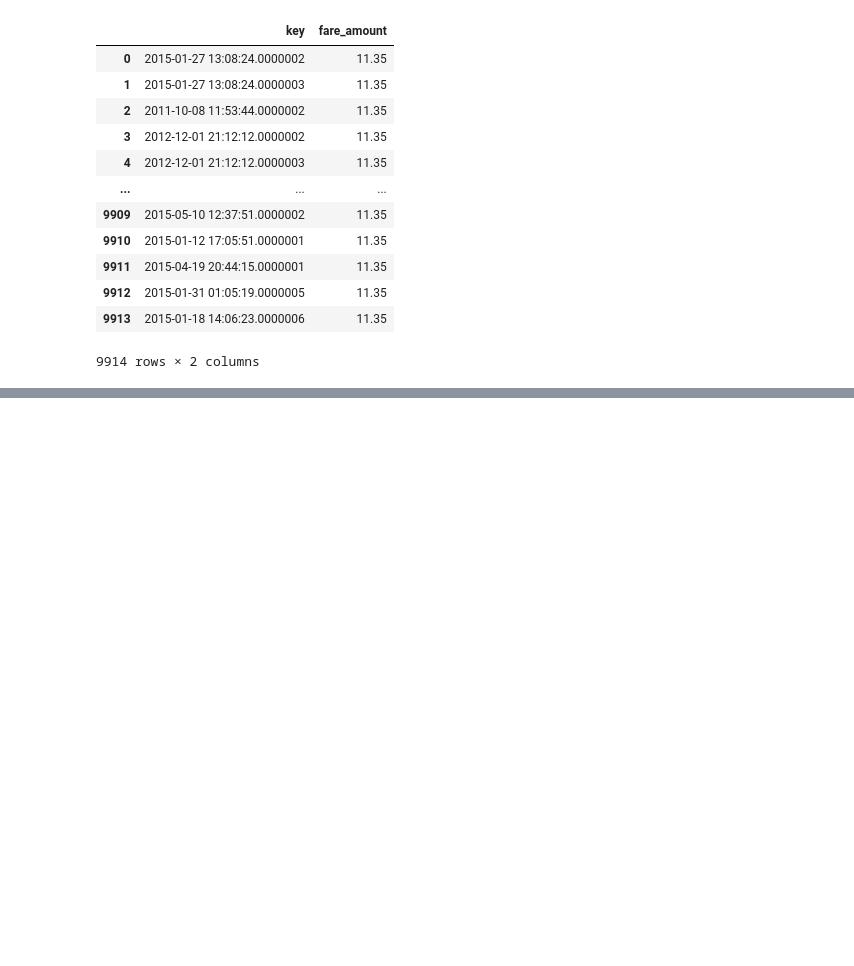
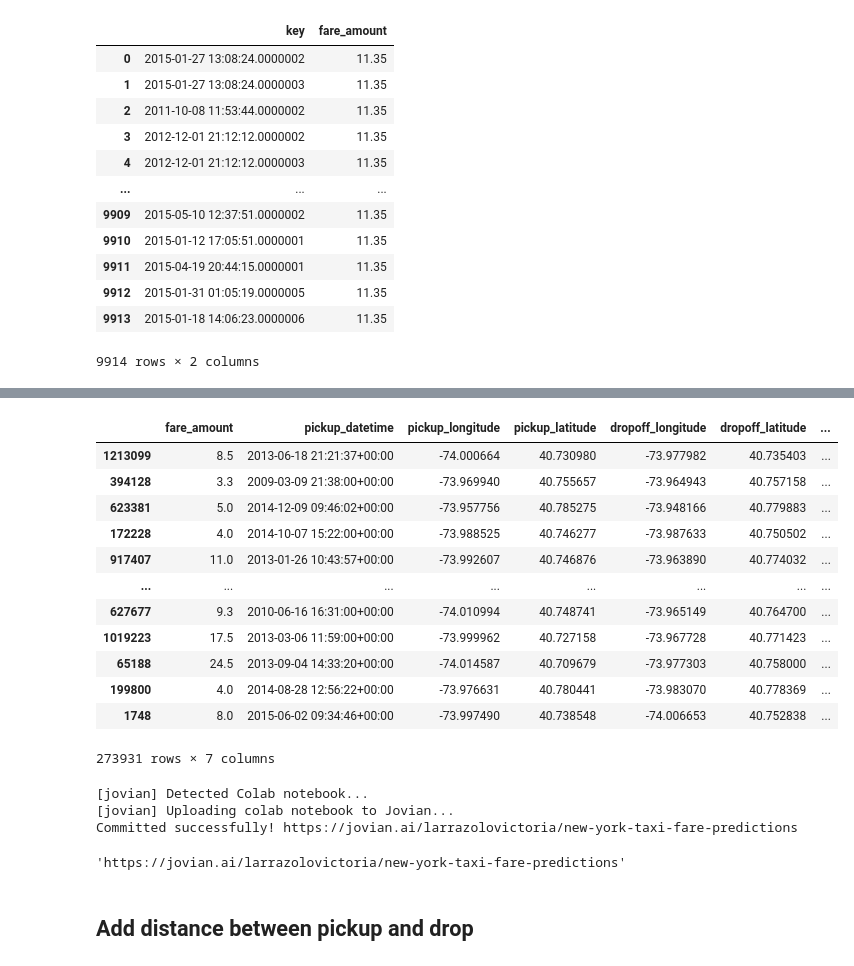
Before and after one commit to programeralebrije/MachineLearningNYtaxi, a Jupyter notebook: new_york_taxi_fare_predictions.ipynb, the cells around one changed output, grey strips where cells are left out. Cells and saved outputs as stored; diff of their text form; code cells hidden in the pictures; blank space fills up the shorter version.

```diff
--- a/new_york_taxi_fare_predictions.ipynb
+++ b/new_york_taxi_fare_predictions.ipynb
@@ -869,0 +903,25 @@ def predict_and_submit(model, test_inputs, fname):
+# %%
+val_df
+# %% [output]
+|  | fare_amount | pickup_datetime | pickup_longitude | pickup_latitude | dropoff_longitude | dropoff_latitude | ... |
+| 1213099 | 8.5 | 2013-06-18 21:21:37+00:00 | -74.000664 | 40.730980 | -73.977982 | 40.735403 | ... |
+| 394128 | 3.3 | 2009-03-09 21:38:00+00:00 | -73.969940 | 40.755657 | -73.964943 | 40.757158 | ... |
+| 623381 | 5.0 | 2014-12-09 09:46:02+00:00 | -73.957756 | 40.785275 | -73.948166 | 40.779883 | ... |
+| 172228 | 4.0 | 2014-10-07 15:22:00+00:00 | -73.988525 | 40.746277 | -73.987633 | 40.750502 | ... |
+| 917407 | 11.0 | 2013-01-26 10:43:57+00:00 | -73.992607 | 40.746876 | -73.963890 | 40.774032 | ... |
+| ... | ... | ... | ... | ... | ... | ... | ... |
+| 627677 | 9.3 | 2010-06-16 16:31:00+00:00 | -74.010994 | 40.748741 | -73.965149 | 40.764700 | ... |
+| 1019223 | 17.5 | 2013-03-06 11:59:00+00:00 | -73.999962 | 40.727158 | -73.967728 | 40.771423 | ... |
+| 65188 | 24.5 | 2013-09-04 14:33:20+00:00 | -74.014587 | 40.709679 | -73.977303 | 40.758000 | ... |
+| 199800 | 4.0 | 2014-08-28 12:56:22+00:00 | -73.976631 | 40.780441 | -73.983070 | 40.778369 | ... |
+| 1748 | 8.0 | 2015-06-02 09:34:46+00:00 | -73.997490 | 40.738548 | -74.006653 | 40.752838 | ... |
+273931 rows × 7 columns
+# %%
+jovian.commit()
+# %% [output]
+[jovian] Detected Colab notebook...
+[jovian] Uploading colab notebook to Jovian...
+Committed successfully! https://jovian.ai/larrazolovictoria/new-york-taxi-fare-predictions
+'https://jovian.ai/larrazolovictoria/new-york-taxi-fare-predictions'
+# %% [markdown]
+## Add distance between pickup and drop
```
Also changed, not shown: parts of 49 cells of this notebook.
